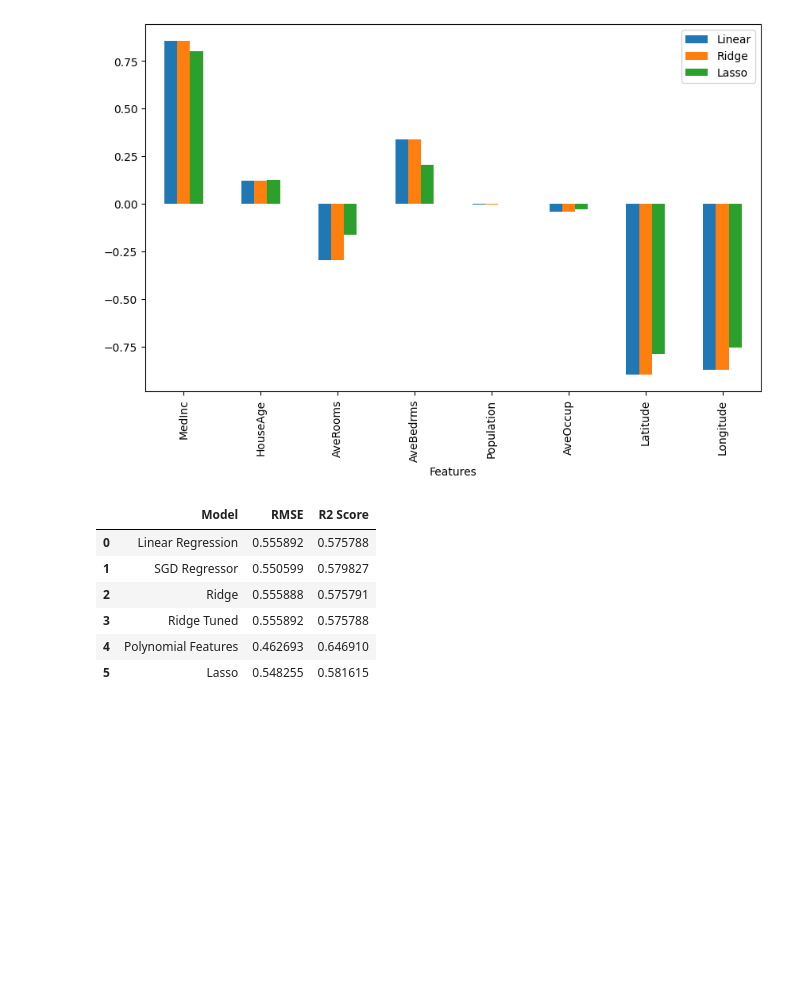
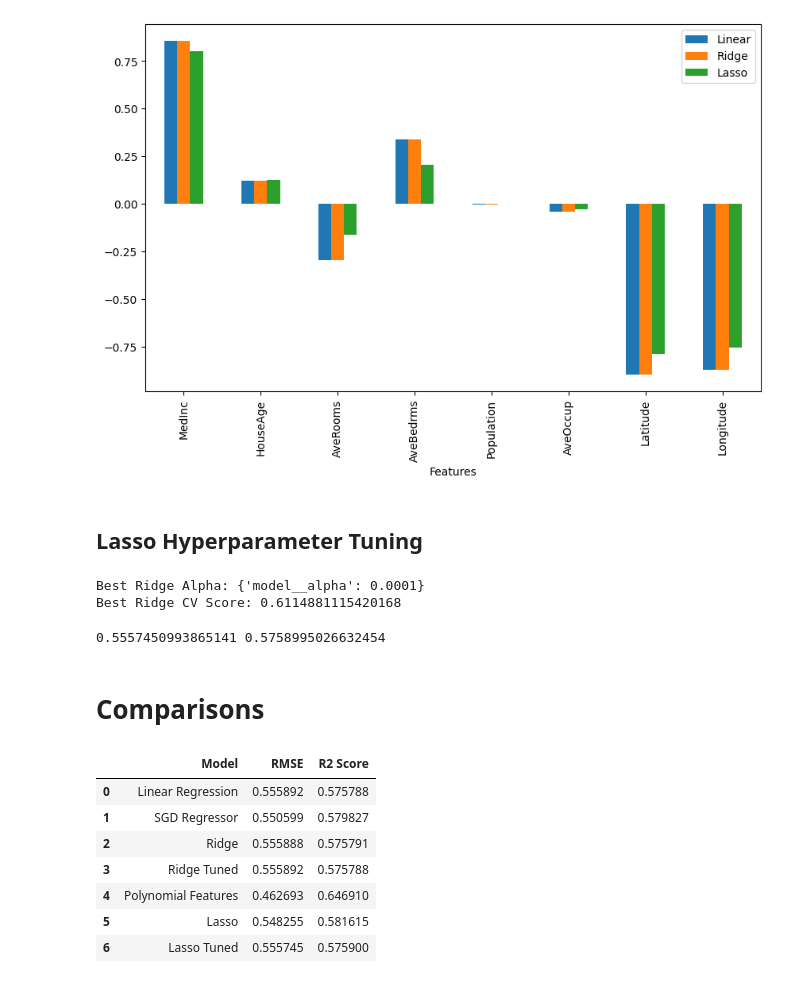
Before and after one commit to Nilakshi-05/house-price-prediction, a Jupyter notebook: notebooks/02_modeling.ipynb, the cells around one changed output. Drawn from its saved outputs; the diff is of its cells as text; code cells hidden in the pictures; blank space fills up the shorter version.

Commit message:
Tuned Lasso with Alpha using GridSearch

```diff
--- a/notebooks/02_modeling.ipynb
+++ b/notebooks/02_modeling.ipynb
@@ -211,17 +211,56 @@ coef_df.set_index("Features").plot(kind = "bar", figsize = (10,6))
 # %% [output]
 <Axes: xlabel='Features'>
 [figure]
+# %% [markdown]
+## Lasso Hyperparameter Tuning
+# %%
+lasso = Pipeline([
+    ("preprocessing", preprocessor),
+    ("model", Lasso())
+])
+
+param_grid_lasso = {
+    "model__alpha" :[0.00001, 0.0001, 0.001, 0.01, 0.1, 1.0]
+}
+
+lasso_grid = GridSearchCV(
+    lasso,
+    param_grid_lasso,
+    cv = 5,
+    scoring = "r2",
+    n_jobs = -1
+)
+
+lasso_grid.fit(X_train, y_train)
+
+print("Best Ridge Alpha:", lasso_grid.best_params_)
+print("Best Ridge CV Score:", lasso_grid.best_score_)
+# %% [output]
+Best Ridge Alpha: {'model__alpha': 0.0001}
+Best Ridge CV Score: 0.6114881115420168
+# %%
+best_lasso = lasso_grid.best_estimator_
+y_pred_lasso_grid = best_lasso.predict(X_test)
+
+rmse_lasso_grid = mean_squared_error(y_test, y_pred_lasso_grid)
+r2_lasso_grid = r2_score(y_test, y_pred_lasso_grid)
+print(rmse_lasso_grid, r2_lasso_grid)
+# %% [output]
+0.5557450993865141 0.5758995026632454
+# %% [markdown]
+# Comparisons
 # %%
 pd.DataFrame({
-    "Model" : ["Linear Regression", "SGD Regressor","Ridge", "Ridge Tuned","Polynomial Features", "Lasso"],
-    "RMSE" : [rmse, rmse_sgd, rmse_ridge, rmse_ridge_grid, rmse_poly, rmse_lasso],
-    "R2 Score" : [r2, r2_sgd, r2_ridge, r2_ridge_grid, r2_poly, r2_lasso]
+    "Model" : ["Linear Regression", "SGD Regressor","Ridge", "Ridge Tuned","Polynomial Features", "Lasso", "Lasso Tuned"],
+    "RMSE" : [rmse, rmse_sgd, rmse_ridge, rmse_ridge_grid, rmse_poly, rmse_lasso, rmse_lasso_grid],
+    "R2 Score" : [r2, r2_sgd, r2_ridge, r2_ridge_grid, r2_poly, r2_lasso, r2_lasso_grid]
 })
 # %% [output]
 |  | Model | RMSE | R2 Score |
 | 0 | Linear Regression | 0.555892 | 0.575788 |
 | 1 | SGD Regressor | 0.550599 | 0.579827 |
 | 2 | Ridge | 0.555888 | 0.575791 |
 | 3 | Ridge Tuned | 0.555892 | 0.575788 |
 | 4 | Polynomial Features | 0.462693 | 0.646910 |
 | 5 | Lasso | 0.548255 | 0.581615 |
+| 6 | Lasso Tuned | 0.555745 | 0.575900 |
```
